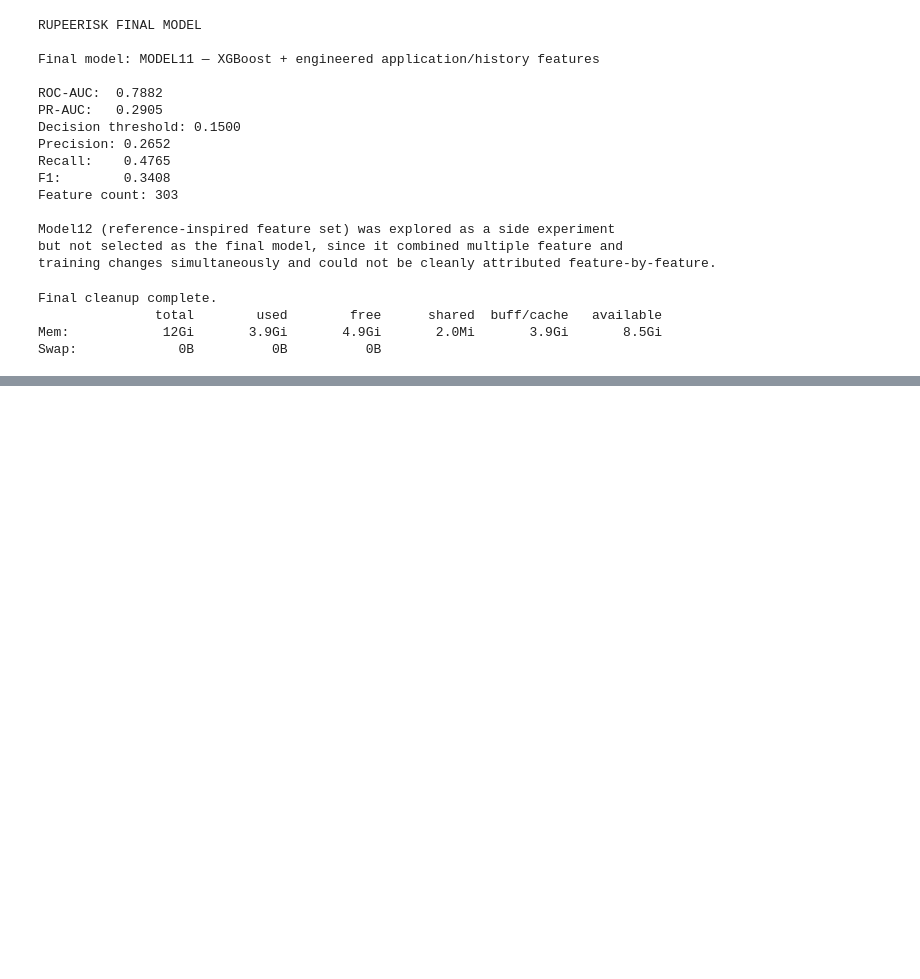
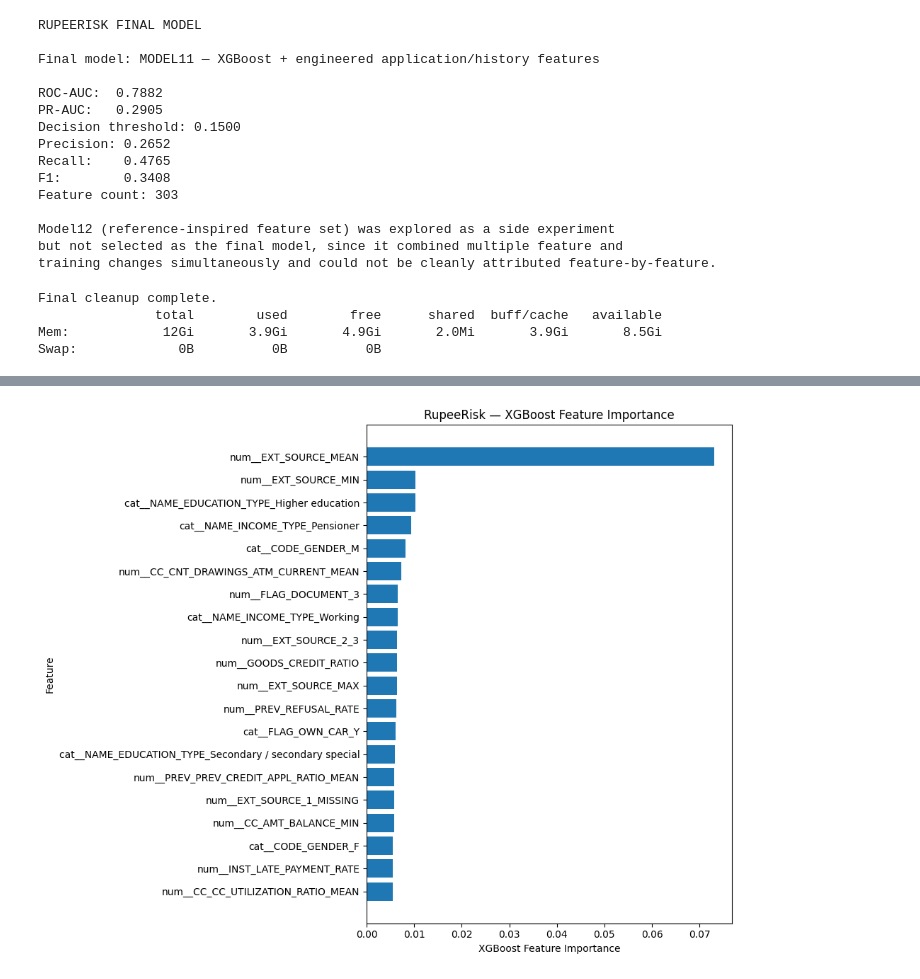
Before and after one commit to ayushhh026/RuppeRisk, a Jupyter notebook: notebooks/MODEL11_Finalization_SHAP_Business_Analysis.ipynb, the cells around one changed output, grey strips where cells are left out. Saved outputs shown, nothing was run; the diff lists cells and outputs as text; code cells hidden in the pictures; blank space fills up the shorter version.

Commit message:
Updated Feature importance

```diff
--- a/notebooks/MODEL11_Finalization_SHAP_Business_Analysis.ipynb
+++ b/notebooks/MODEL11_Finalization_SHAP_Business_Analysis.ipynb
@@ -376,3 +376,17 @@ Final cleanup complete.
                total        used        free      shared  buff/cache   available
 Mem:            12Gi       3.9Gi       4.9Gi       2.0Mi       3.9Gi       8.5Gi
 Swap:             0B          0B          0B
+# %%
+# XGBoost built-in feature importance
+xgb_importance = pd.DataFrame({
+    "Feature": feature_names,
+    "Importance": model11.feature_importances_
+})
+
+xgb_importance = (
+    xgb_importance
+    .sort_values("Importance", ascending=False)
+    .reset_index(drop=True)
+)
+
+display(xgb_importance.head(20))
@@ -378,0 +569,20 @@ Swap:             0B          0B          0B
+# %%
+plt.figure(figsize=(10, 8))
+
+top20 = xgb_importance.head(20).sort_values(
+    "Importance"
+)
+
+plt.barh(
+    top20["Feature"],
+    top20["Importance"]
+)
+
+plt.xlabel("XGBoost Feature Importance")
+plt.ylabel("Feature")
+plt.title("RupeeRisk — XGBoost Feature Importance")
+
+plt.tight_layout()
+plt.show()
+# %% [output]
+[figure, added]
```
Also changed, not shown: parts of 3 cells of this notebook.
